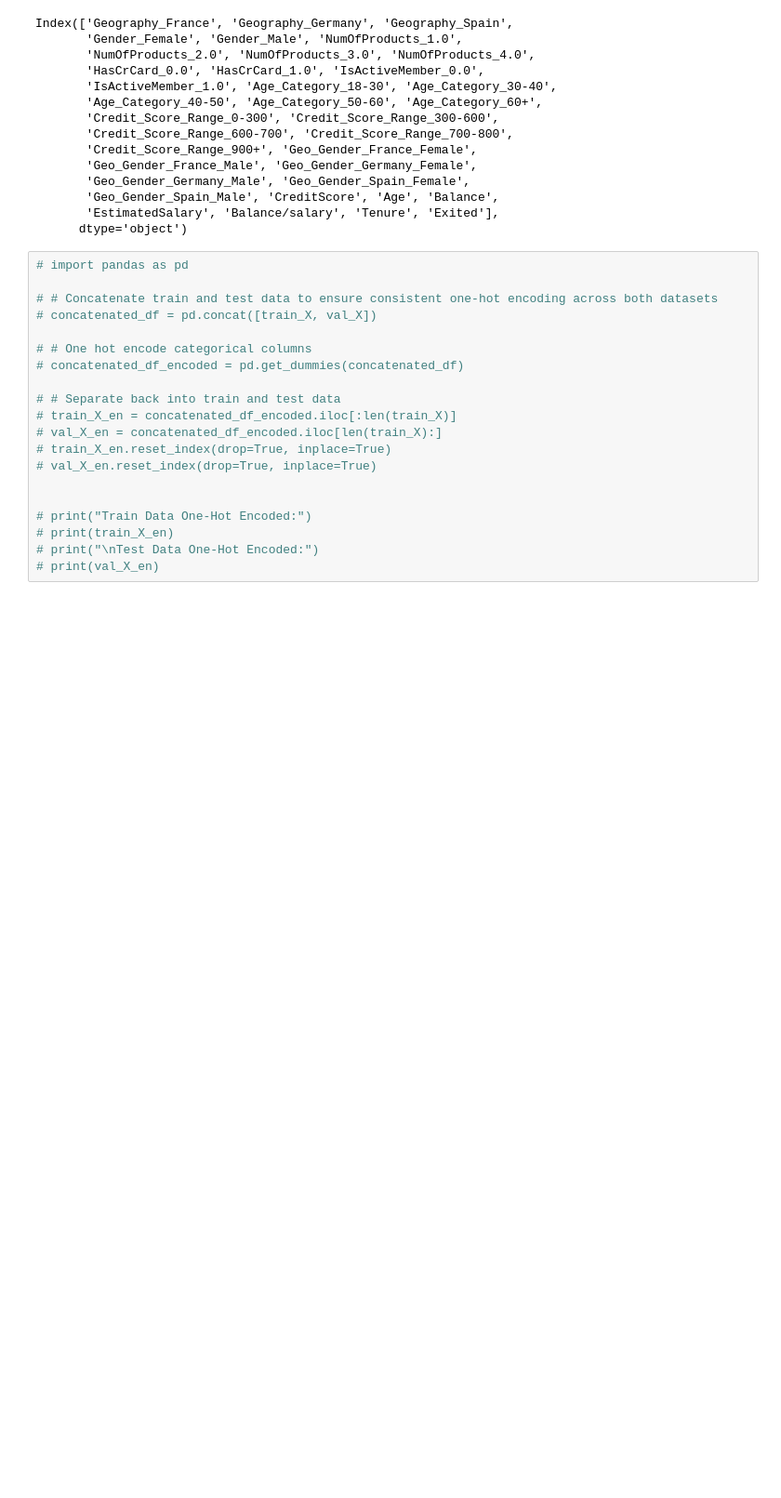
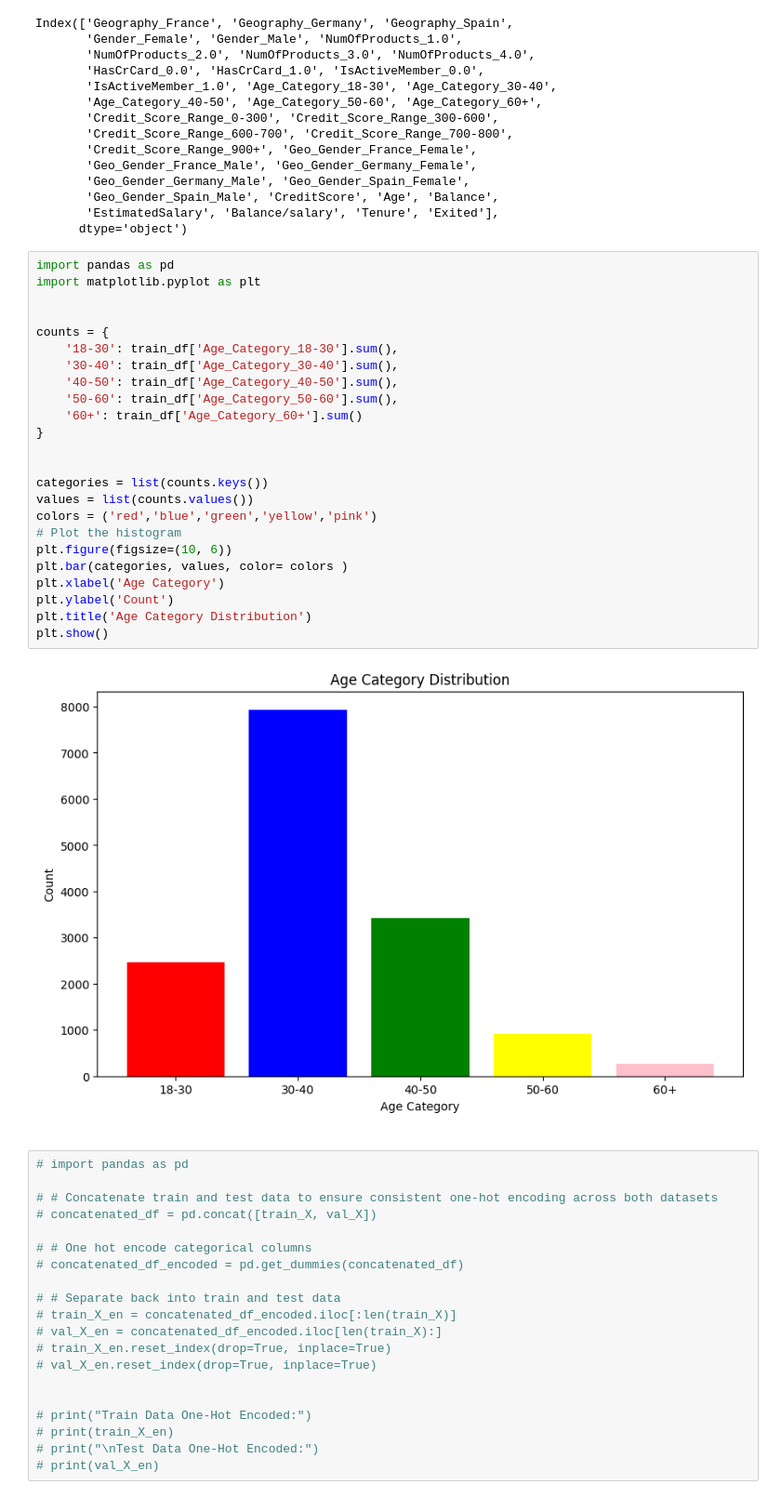
Before and after one commit to 23ME30056/bank-churn-prediction, a Jupyter notebook: competition-1.ipynb, the cells around one changed output. Shown at 93% size. Cells and saved outputs as stored; diff of their text form; blank space fills up the shorter version.

```diff
--- a/competition-1.ipynb
+++ b/competition-1.ipynb
@@ -592,6 +592,39 @@ Index(['Geography_France', 'Geography_Germany', 'Geography_Spain',
        'Geo_Gender_Spain_Male', 'CreditScore', 'Age', 'Balance',
        'EstimatedSalary', 'Balance/salary', 'Tenure', 'Exited'],
       dtype='object')
+# %%
+import pandas as pd
+import matplotlib.pyplot as plt
+
+
+counts = {
+    '18-30': train_df['Age_Category_18-30'].sum(),
+    '30-40': train_df['Age_Category_30-40'].sum(),
+    '40-50': train_df['Age_Category_40-50'].sum(),
+    '50-60': train_df['Age_Category_50-60'].sum(),
+    '60+': train_df['Age_Category_60+'].sum()
+}
+
+
+categories = list(counts.keys())
+values = list(counts.values())
+colors = ('red','blue','green','yellow','pink')
+# Plot the histogram
+plt.figure(figsize=(10, 6))
+plt.bar(categories, values, color= colors )
+plt.xlabel('Age Category')
+plt.ylabel('Count')
+plt.title('Age Category Distribution')
+plt.show()
+# %% [output]
+[figure, added]
+# %% [markdown]
+<!-- plt.figure(figsize=(10, 6))
+plt.bar(train_df['Age_Category'],  color='skyblue')
+plt.xlabel('Age Category')
+plt.ylabel('Count')
+plt.title('Age Category Distribution')
+plt.show() -->
 # %%
 # import pandas as pd
 
```
Also changed, not shown: parts of 6 cells of this notebook.
